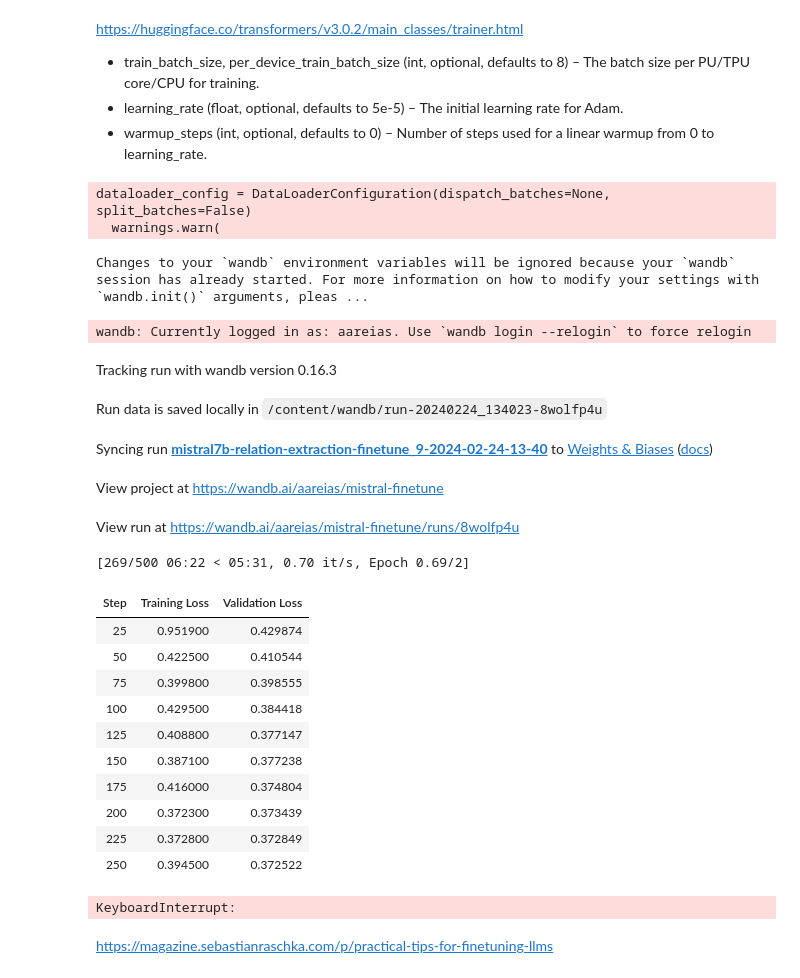
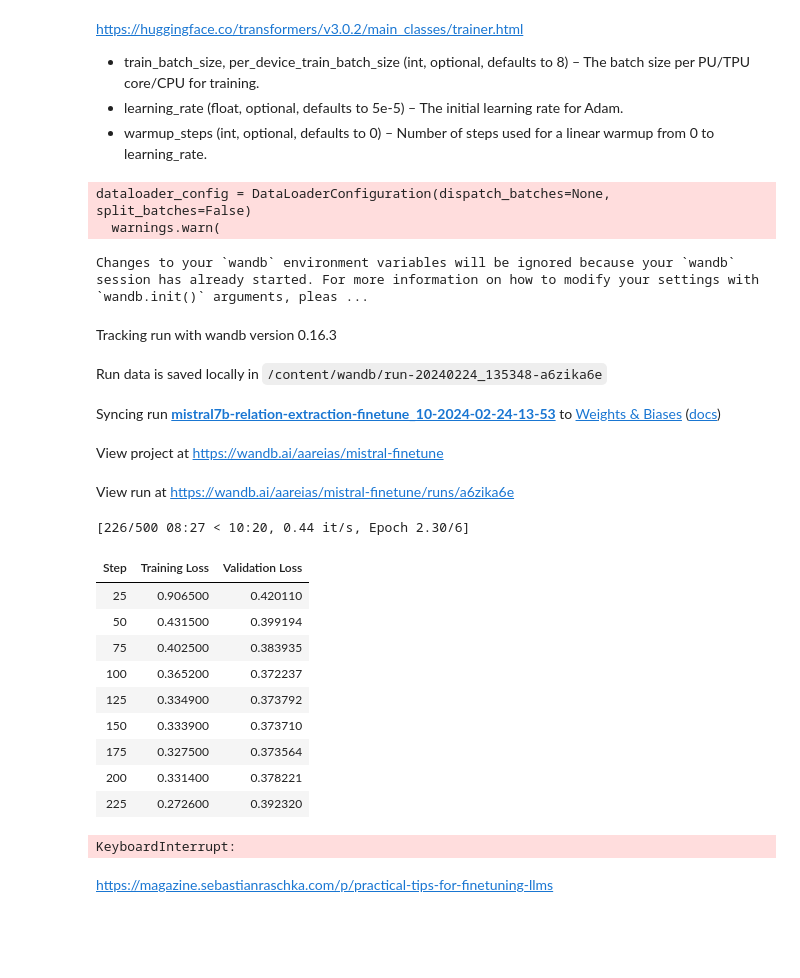
Before and after one commit to areias/slm-finetunig, a Jupyter notebook: finetune_mistral.ipynb, the cells around one changed output. Drawn from its saved outputs; the diff is of its cells as text; code cells hidden in the pictures; blank space fills up the shorter version.

Commit message:
r128 alpha64 batch8 and still terrible results all none in test set

```diff
--- a/finetune_mistral.ipynb
+++ b/finetune_mistral.ipynb
@@ -518,7 +513,7 @@ mistral-finetuning-data.json
 
 project = "relation-extraction-finetune"
 base_model_name = "mistral7b"
-run_name = base_model_name + "-" + project + "_9" # rank 128 alpha 64 scale factor 0.5
+run_name = base_model_name + "-" + project + "_10" # rank 128 alpha 64 scale factor 0.5 and batch size 8
 output_dir = "drive/MyDrive/mistral-finetune/runs/" + run_name
 # %% [markdown]
 https://huggingface.co/docs/peft/main/en/conceptual_guides/lora#common-lora-parameters-in-peft
@@ -552,51 +547,49 @@ trainer = transformers.Trainer(
     eval_dataset=tokenized_test_dataset,
     args=transformers.TrainingArguments(
         output_dir=output_dir,
         warmup_steps=1,
-        per_device_train_batch_size=2,
+        per_device_train_batch_size=8,
         gradient_accumulation_steps=1,
         gradient_checkpointing=True,
         max_steps=500,
         learning_rate=2.5e-5, # Want a small lr for finetuning
         fp16=True,
         logging_steps=25,
         optim="paged_adamw_8bit",
         logging_dir="drive/MyDrive/mistral-finetune/runs/logs",        # Directory for storing logs
         save_strategy="steps",       # Save the model checkpoint every logging step
         save_steps=25,                # Save checkpoints every 50 steps
         evaluation_strategy="steps", # Evaluate the model every logging step
         eval_steps=25,               # Evaluate and save checkpoints every 50 steps
         do_eval=True,                # Perform evaluation at the end of training
         report_to="wandb",           # Comment this out if you don't want to use weights & baises
         run_name=f"{run_name}-{datetime.now().strftime('%Y-%m-%d-%H-%M')}"          # Name of the W&B run (optional)
     ),
     data_collator=transformers.DataCollatorForLanguageModeling(tokenizer, mlm=False),
 )
 model.config.use_cache = False  # silence the warnings. Please re-enable for inference!
 trainer.train()
 # %% [output]
 dataloader_config = DataLoaderConfiguration(dispatch_batches=None, split_batches=False)
   warnings.warn(
 Changes to your `wandb` environment variables will be ignored because your `wandb` session has already started. For more information on how to modify your settings with `wandb.init()` arguments, pleas ...
-wandb: Currently logged in as: aareias. Use `wandb login --relogin` to force relogin
 Tracking run with wandb version 0.16.3
-Run data is saved locally in /content/wandb/run-20240224_134023-8wolfp4u
+Run data is saved locally in /content/wandb/run-20240224_135348-a6zika6e
-Syncing run mistral7b-relation-extraction-finetune_9-2024-02-24-13-40 to Weights & Biases (docs)
+Syncing run mistral7b-relation-extraction-finetune_10-2024-02-24-13-53 to Weights & Biases (docs)
 View project at https://wandb.ai/aareias/mistral-finetune
-View run at https://wandb.ai/aareias/mistral-finetune/runs/8wolfp4u
+View run at https://wandb.ai/aareias/mistral-finetune/runs/a6zika6e
+[226/500 08:27 < 10:20, 0.44 it/s, Epoch 2.30/6]
+| Step | Training Loss | Validation Loss |
+| 25 | 0.906500 | 0.420110 |
+| 50 | 0.431500 | 0.399194 |
+| 75 | 0.402500 | 0.383935 |
+| 100 | 0.365200 | 0.372237 |
+| 125 | 0.334900 | 0.373792 |
+| 150 | 0.333900 | 0.373710 |
+| 175 | 0.327500 | 0.373564 |
+| 200 | 0.331400 | 0.378221 |
+| 225 | 0.272600 | 0.392320 |
-[269/500 06:22 < 05:31, 0.70 it/s, Epoch 0.69/2]
+KeyboardInterrupt:
-| Step | Training Loss | Validation Loss |
-| 25 | 0.951900 | 0.429874 |
-| 50 | 0.422500 | 0.410544 |
-| 75 | 0.399800 | 0.398555 |
-| 100 | 0.429500 | 0.384418 |
-| 125 | 0.408800 | 0.377147 |
-| 150 | 0.387100 | 0.377238 |
-| 175 | 0.416000 | 0.374804 |
-| 200 | 0.372300 | 0.373439 |
-| 225 | 0.372800 | 0.372849 |
-| 250 | 0.394500 | 0.372522 |
-KeyboardInterrupt:
 # %% [markdown]
 https://magazine.sebastianraschka.com/p/practical-tips-for-finetuning-llms
 # %% [markdown]
```
Also changed, not shown: parts of 7 cells of this notebook.
